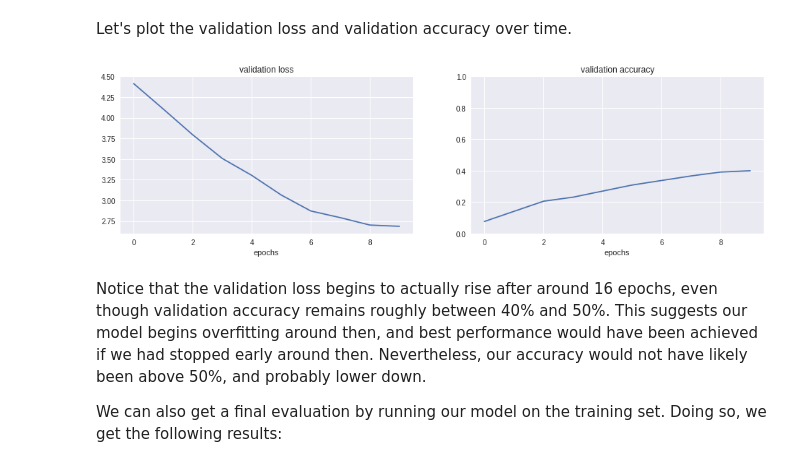
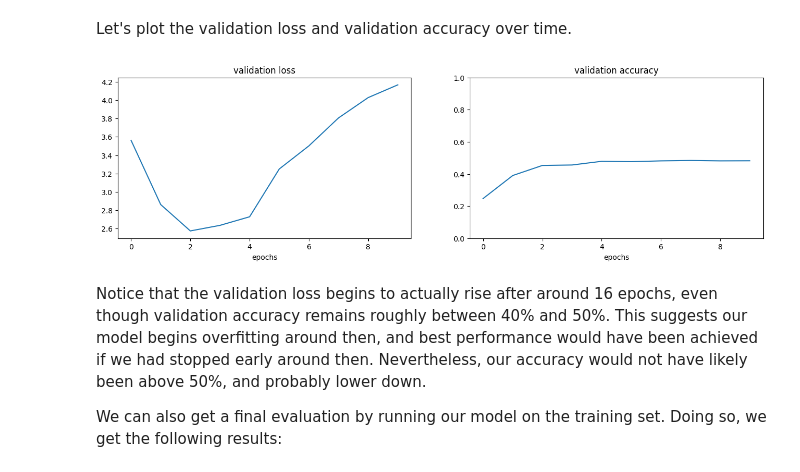
Before and after one commit to nandafercer/ML, a Jupyter notebook: transfer_learning.ipynb, the cells around one changed output. Cells and saved outputs as stored; diff of their text form; code cells hidden in the pictures.

```diff
--- a/transfer_learning.ipynb
+++ b/transfer_learning.ipynb
@@ -291,0 +295,25 @@ Epoch 10/10
+# %%
+# 🔹 2. Modelo simples (pode trocar por algo mais robusto depois)
+model = models.Sequential([
+    layers.Conv2D(32, (3,3), activation="relu", input_shape=(128,128,3)),
+    layers.MaxPooling2D(2,2),
+    layers.Conv2D(64, (3,3), activation="relu"),
+    layers.MaxPooling2D(2,2),
+    layers.Flatten(),
+    layers.Dense(128, activation="relu"),
+    layers.Dense(train_gen.num_classes, activation="softmax")  # saída = nº de classes
+])
+
+# 🔹 3. Compilar
+model.compile(
+    loss="categorical_crossentropy",
+    optimizer="adam",
+    metrics=["accuracy"]
+)
+
+# 🔹 4. Treinar
+history = model.fit(
+    train_gen,
+    epochs=10,
+    validation_data=val_gen
+)
@@ -294,19 +343,19 @@ Let's plot the validation loss and validation accuracy over time.
 # %%
 fig = plt.figure(figsize=(16,4))
 ax = fig.add_subplot(121)
 ax.plot(history.history["val_loss"])
 ax.set_title("validation loss")
 ax.set_xlabel("epochs")
 
 ax2 = fig.add_subplot(122)
-ax2.plot(history.history["val_acc"])
+ax2.plot(history.history["val_accuracy"])
 ax2.set_title("validation accuracy")
 ax2.set_xlabel("epochs")
 ax2.set_ylim(0, 1)
 
 plt.show()
 # %% [output]
-[figure, old version]
+[figure, new version]
 # %% [markdown]
 Notice that the validation loss begins to actually rise after around 16 epochs, even though validation accuracy remains roughly between 40% and 50%. This suggests our model begins overfitting around then, and best performance would have been achieved if we had stopped early around then. Nevertheless, our accuracy would not have likely been above 50%, and probably lower down.
 
```
Also changed, not shown: parts of 10 cells of this notebook.
